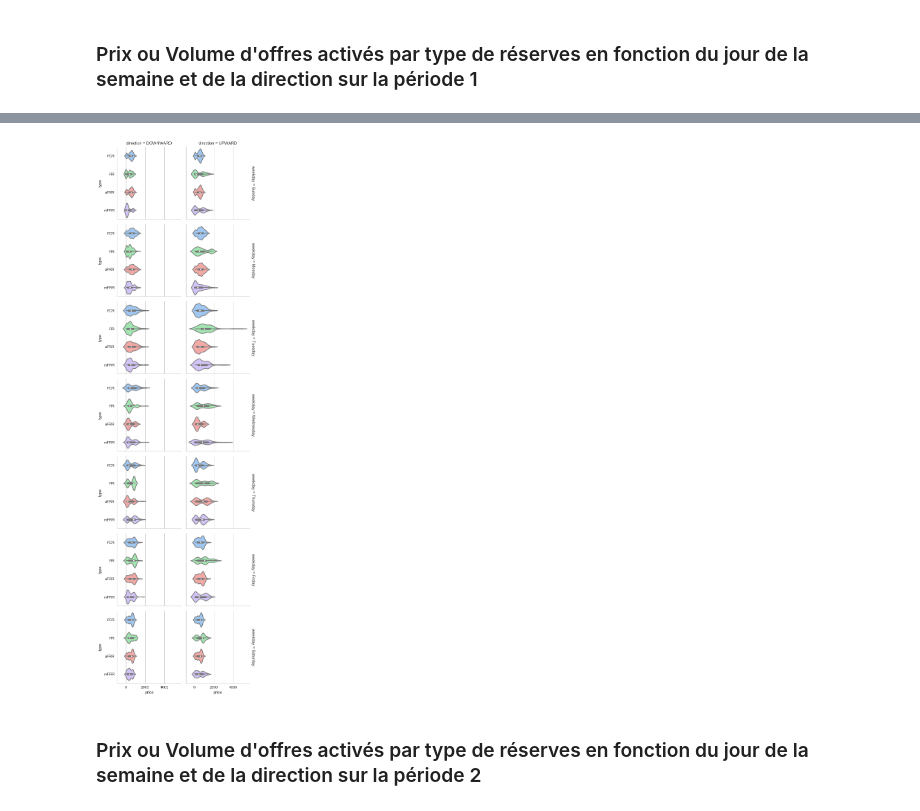
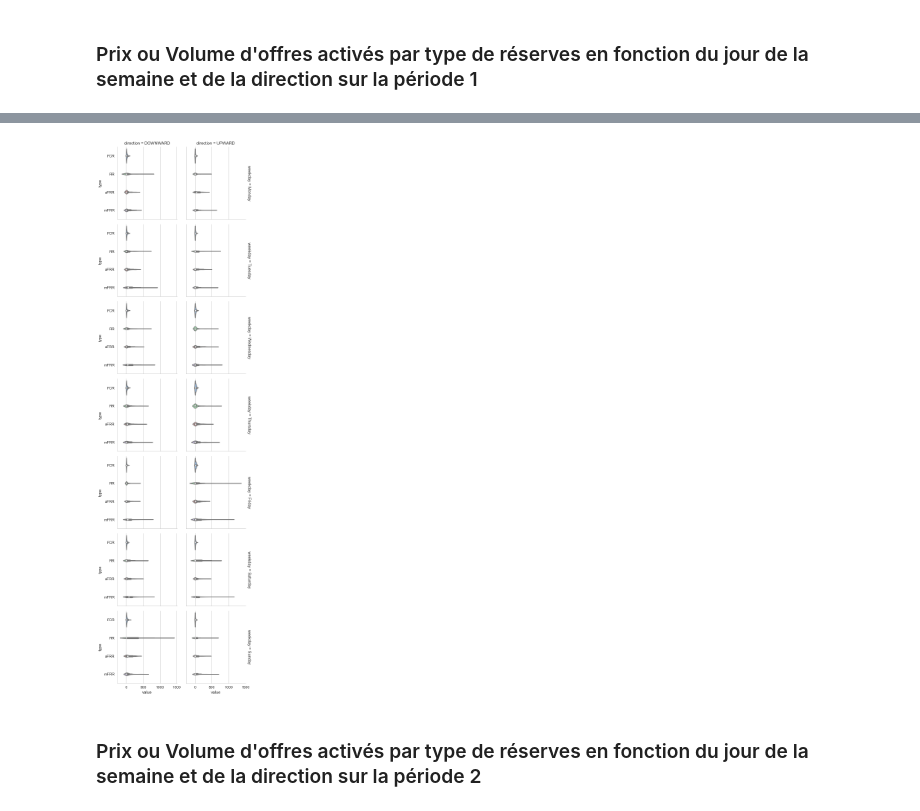
Before and after one commit to mathiaHa/MA-Analysis, a Jupyter notebook: Analysis/Alpiq/I.5 Plotting with categorical data.ipynb, the cells around one changed output, grey strips where cells are left out. Saved outputs shown, nothing was run; the diff lists cells and outputs as text; code cells hidden in the pictures.

```diff
--- a/Analysis/Alpiq/I.5 Plotting with categorical data.ipynb
+++ b/Analysis/Alpiq/I.5 Plotting with categorical data.ipynb
@@ -116,20 +128,22 @@ plt.show()
 # %%
 weekday_query_df = sqldf(
-    weekday_query.format(
+    rq.weekday_query.format(
         table_df="table_df",
         resource="activated_offers",
-        value_type="price"),
+        value_type="value",
+        downgraded="'NORMAL'",
+        alert="'NORMAL'"),
     locals())
 
 if not weekday_query_df.empty:
     curve_name = list(weekday_query_df.select_dtypes(include=["float",'long']).columns)[0]
 
     g = sns.FacetGrid(weekday_query_df, row='weekday', col='direction',margin_titles=True)
     g.map(sns.violinplot, curve_name, 'type',palette="pastel")
     plt.show()
 else:
     print "weekday_query_df is empty"
 # %% [output]
-[figure, old version]
+[figure, new version]
 # %% [markdown]
 ### Prix ou Volume d'offres activés par type de réserves en fonction du jour de la semaine et de la direction sur la période 2
```
Also changed, not shown: parts of 10 cells of this notebook, 4 other files.
